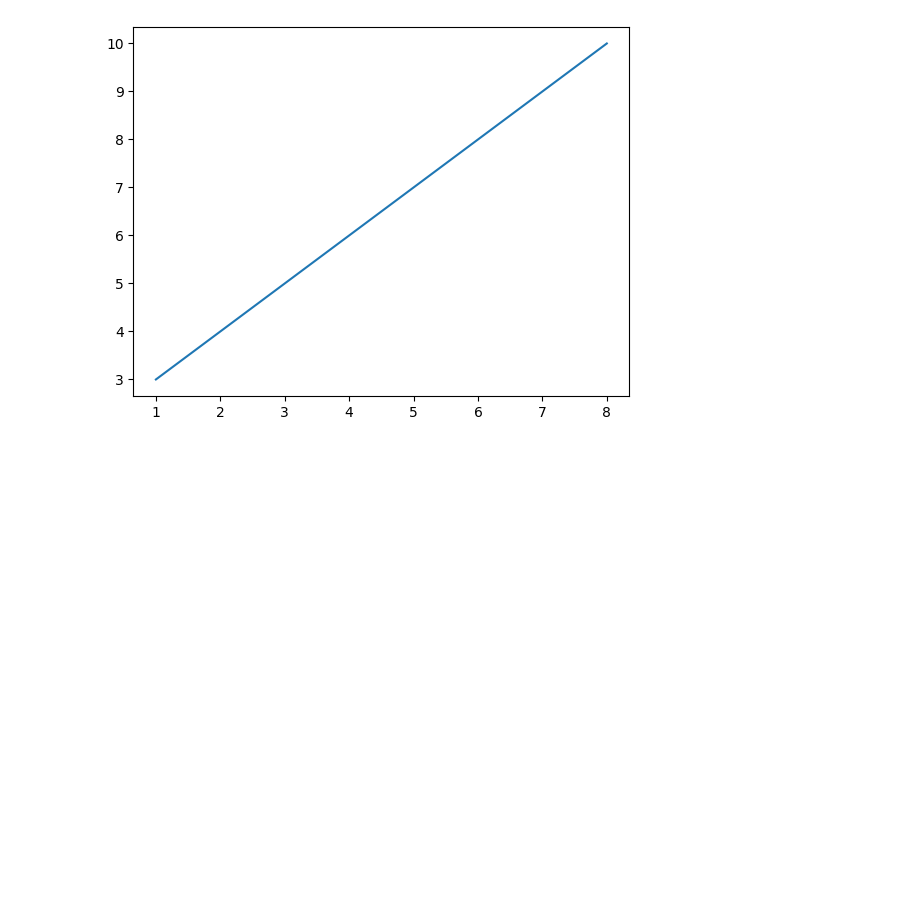
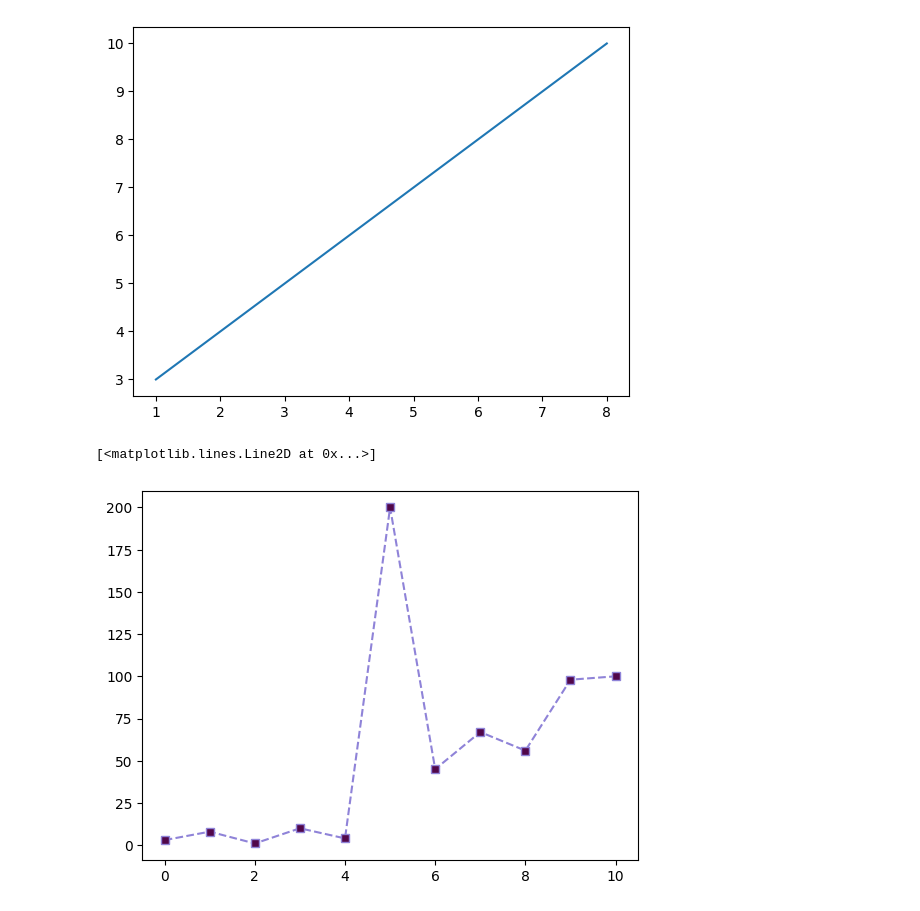
Before and after one commit to naiilaahh/MatPlotLib, a Jupyter notebook: MatPlotLib.ipynb, the cells around one changed output. Saved outputs shown, nothing was run; the diff lists cells and outputs as text; code cells hidden in the pictures; blank space fills up the shorter version.

```diff
--- a/MatPlotLib.ipynb
+++ b/MatPlotLib.ipynb
@@ -30,3 +30,10 @@ ax.plot(xpoint, ypoints)
 plt.show()
 # %% [output]
 [figure]
+# %%
+ypoints = np.array([3, 8, 1, 10,4,200,45,67,56,98,100])
+# %%
+plt.plot(ypoints, marker='s', markerfacecolor='#51074a', linestyle='--' ,color='#8f83d8')
+# %% [output]
+[<matplotlib.lines.Line2D at 0x...>]
+[figure, added]
```
Also changed, not shown: parts of 4 cells of this notebook, 1 other file.
